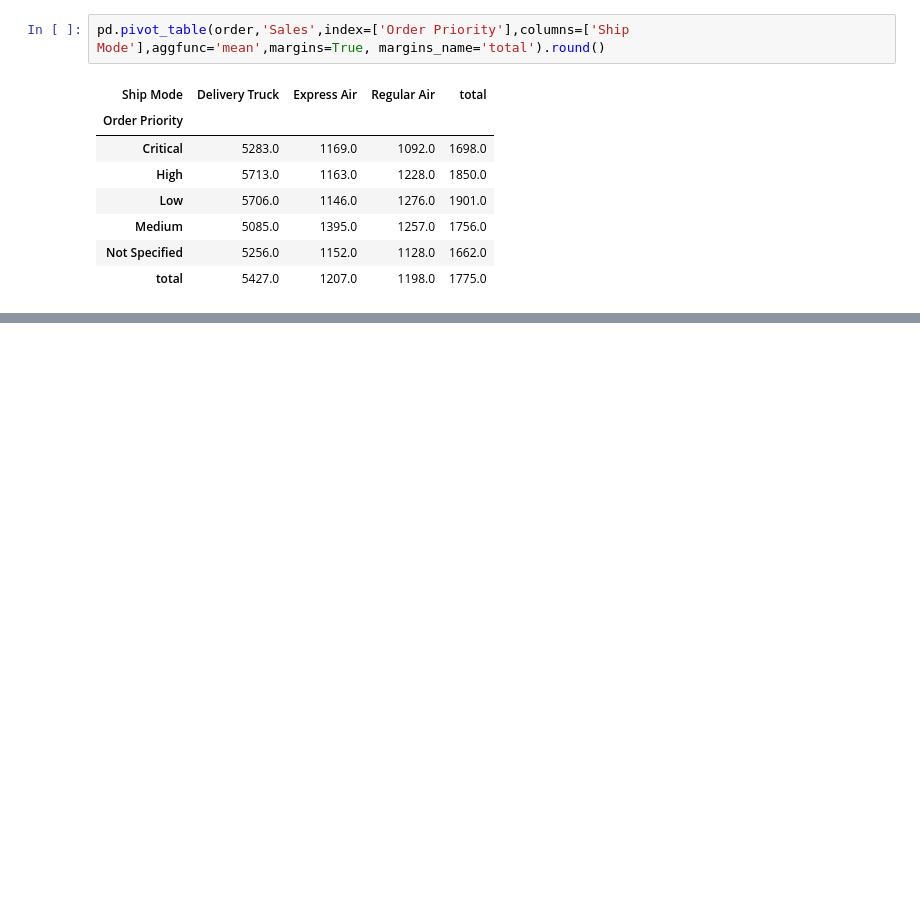
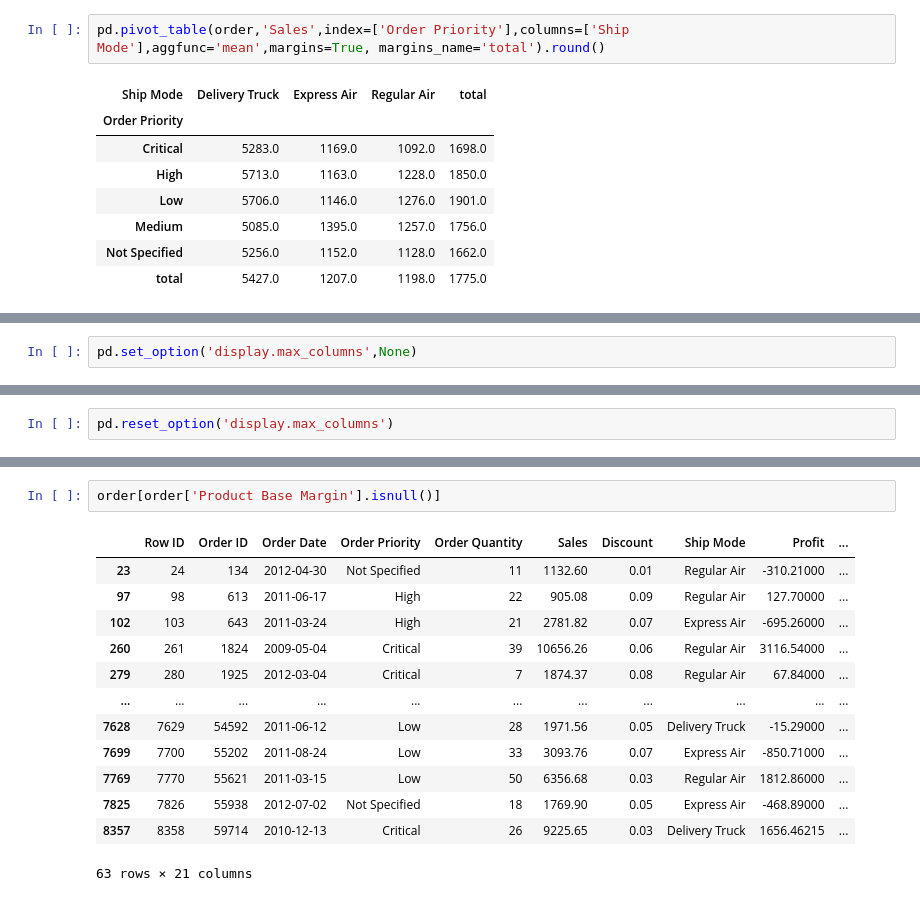
Before and after one commit to vivekgupta0657/learning-python, a Jupyter notebook: revamp.ipynb, the cells around one changed output, grey strips where cells are left out. Drawn from its saved outputs; the diff is of its cells as text; blank space fills up the shorter version.

```diff
--- a/revamp.ipynb
+++ b/revamp.ipynb
@@ -945,0 +983,2 @@ pd.pivot_table(order,'Sales',index=['Order Priority'],columns=['Ship Mode'],aggf
+# %%
+pd.set_option('display.max_columns',None)
@@ -945,0 +994,2 @@ pd.pivot_table(order,'Sales',index=['Order Priority'],columns=['Ship Mode'],aggf
+# %%
+pd.reset_option('display.max_columns')
@@ -945,0 +1029,16 @@ pd.pivot_table(order,'Sales',index=['Order Priority'],columns=['Ship Mode'],aggf
+# %%
+order[order['Product Base Margin'].isnull()]
+# %% [output]
+|  | Row ID | Order ID | Order Date | Order Priority | Order Quantity | Sales | Discount | Ship Mode | Profit | ... |
+| 23 | 24 | 134 | 2012-04-30 | Not Specified | 11 | 1132.60 | 0.01 | Regular Air | -310.21000 | ... |
+| 97 | 98 | 613 | 2011-06-17 | High | 22 | 905.08 | 0.09 | Regular Air | 127.70000 | ... |
+| 102 | 103 | 643 | 2011-03-24 | High | 21 | 2781.82 | 0.07 | Express Air | -695.26000 | ... |
+| 260 | 261 | 1824 | 2009-05-04 | Critical | 39 | 10656.26 | 0.06 | Regular Air | 3116.54000 | ... |
+| 279 | 280 | 1925 | 2012-03-04 | Critical | 7 | 1874.37 | 0.08 | Regular Air | 67.84000 | ... |
+| ... | ... | ... | ... | ... | ... | ... | ... | ... | ... | ... |
+| 7628 | 7629 | 54592 | 2011-06-12 | Low | 28 | 1971.56 | 0.05 | Delivery Truck | -15.29000 | ... |
+| 7699 | 7700 | 55202 | 2011-08-24 | Low | 33 | 3093.76 | 0.07 | Express Air | -850.71000 | ... |
+| 7769 | 7770 | 55621 | 2011-03-15 | Low | 50 | 6356.68 | 0.03 | Regular Air | 1812.86000 | ... |
+| 7825 | 7826 | 55938 | 2012-07-02 | Not Specified | 18 | 1769.90 | 0.05 | Express Air | -468.89000 | ... |
+| 8357 | 8358 | 59714 | 2010-12-13 | Critical | 26 | 9225.65 | 0.03 | Delivery Truck | 1656.46215 | ... |
+63 rows × 21 columns
```
Also changed, not shown: parts of 13 cells of this notebook.
